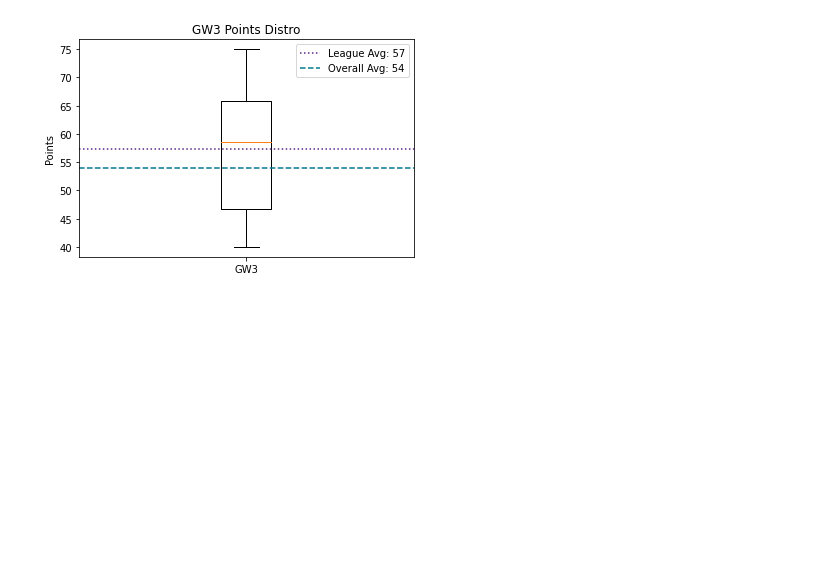
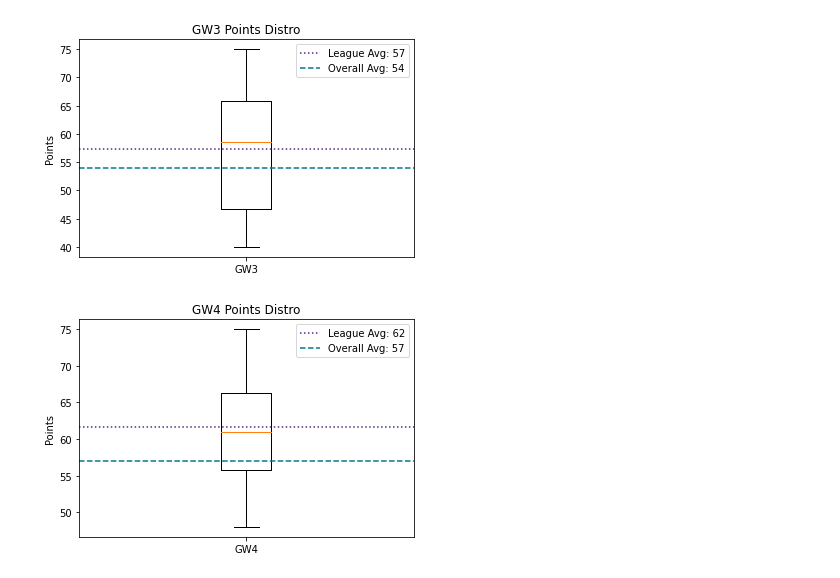
Before and after one commit to samar14641/fpl, a Jupyter notebook: vis.ipynb, the cells around one changed output. Cells and saved outputs as stored; diff of their text form; code cells hidden in the pictures; blank space fills up the shorter version.

```diff
--- a/vis.ipynb
+++ b/vis.ipynb
@@ -7,7 +7,7 @@ import pandas as pd
 overview = pd.read_csv(os.getcwd() + '/Data/overview.csv').set_index('entry')
 players = pd.read_csv(os.getcwd() + '/Data/player_data.csv').set_index('entry')
 # %%
-avgs = {1: 69, 2: 56, 3: 54}
+avgs = {1: 69, 2: 56, 3: 54, 4: 57}
 # %%
 players.join(overview).head()
 # %% [output]
@@ -41,6 +41,10 @@ gw_boxplots(overview['GW2'], avgs[2], 'GW2')
 gw_boxplots(overview['GW3'], avgs[3], 'GW3')
 # %% [output]
 [figure]
+# %%
+gw_boxplots(overview['GW4'], avgs[4], 'GW4')
+# %% [output]
+[figure, added]
 # %%
 def single_player(data, name, entry_name):
     plt.plot(data.index, data, color = '#552583')
```
Also changed, not shown: parts of 2 cells of this notebook, 3 other files.
